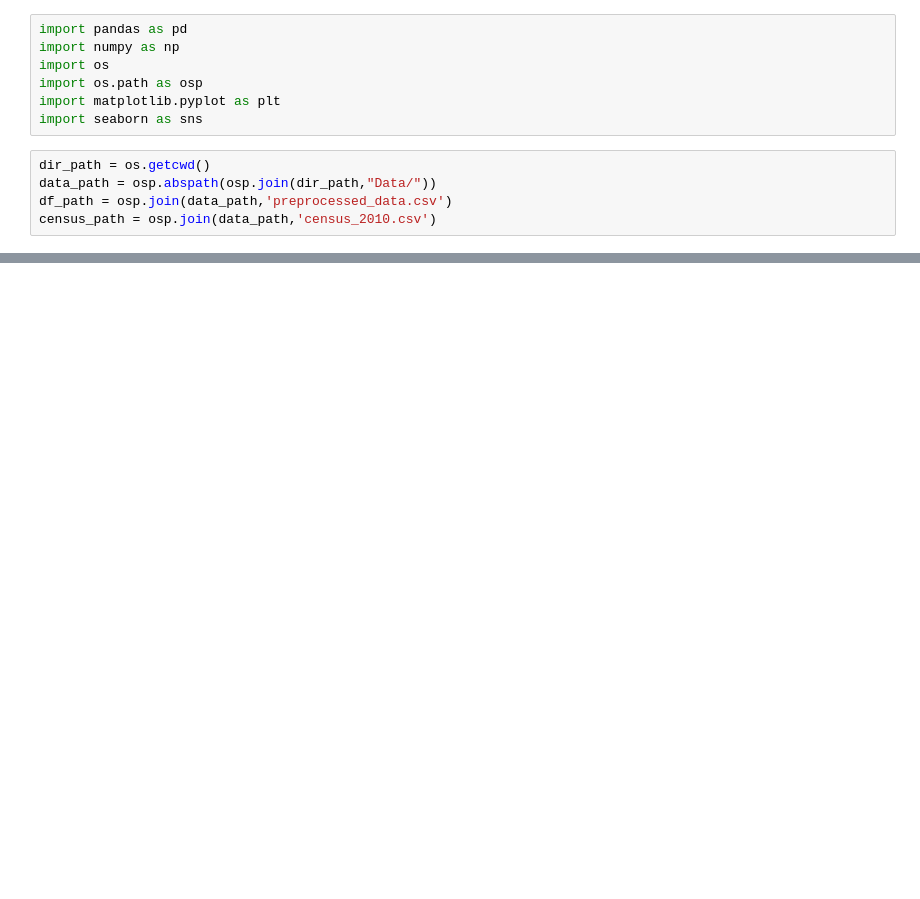
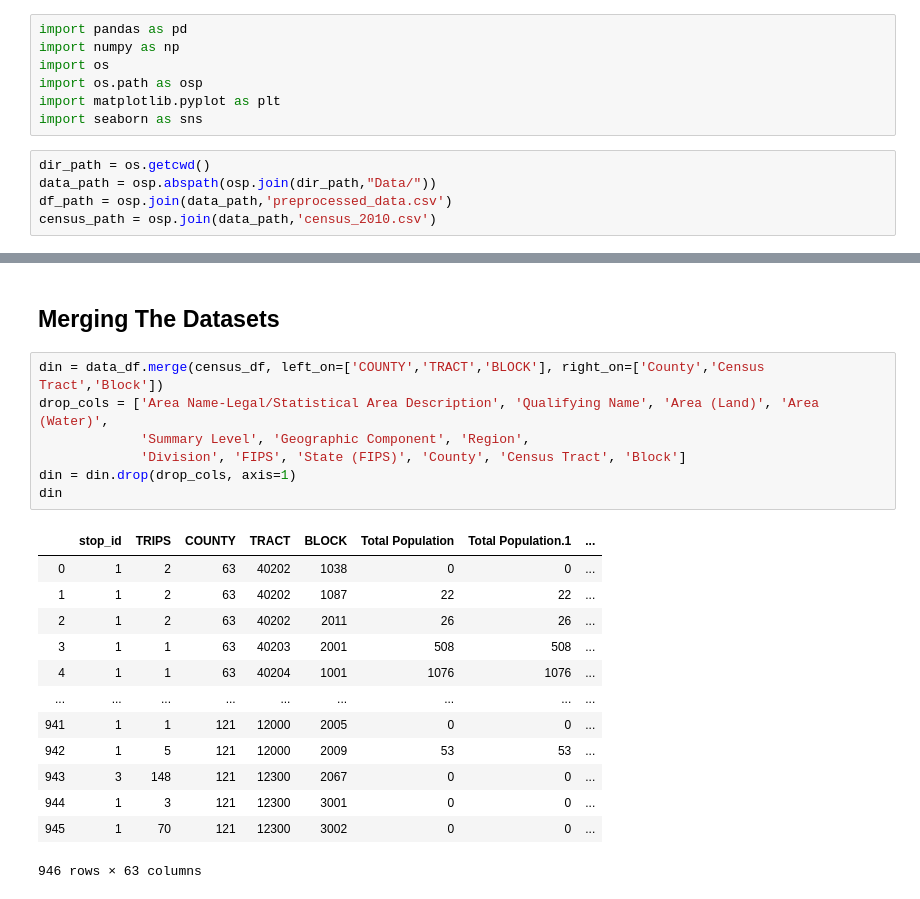
Before and after one commit to jemorgan1000/ML_Final_Project, a Jupyter notebook: Project_Modeling.ipynb, the cells around one changed output, grey strips where cells are left out. Saved outputs shown, nothing was run; the diff lists cells and outputs as text; blank space fills up the shorter version.

```diff
--- a/Project_Modeling.ipynb
+++ b/Project_Modeling.ipynb
@@ -49,0 +76,23 @@ KeyError: "['UID'] not found in axis"
+# %% [markdown]
+## Merging The Datasets
+# %%
+din = data_df.merge(census_df, left_on=['COUNTY','TRACT','BLOCK'], right_on=['County','Census Tract','Block'])
+drop_cols = ['Area Name-Legal/Statistical Area Description', 'Qualifying Name', 'Area (Land)', 'Area (Water)',
+             'Summary Level', 'Geographic Component', 'Region',
+             'Division', 'FIPS', 'State (FIPS)', 'County', 'Census Tract', 'Block']
+din = din.drop(drop_cols, axis=1)
+din
+# %% [output]
+|  | stop_id | TRIPS | COUNTY | TRACT | BLOCK | Total Population | Total Population.1 | ... |
+| 0 | 1 | 2 | 63 | 40202 | 1038 | 0 | 0 | ... |
+| 1 | 1 | 2 | 63 | 40202 | 1087 | 22 | 22 | ... |
+| 2 | 1 | 2 | 63 | 40202 | 2011 | 26 | 26 | ... |
+| 3 | 1 | 1 | 63 | 40203 | 2001 | 508 | 508 | ... |
+| 4 | 1 | 1 | 63 | 40204 | 1001 | 1076 | 1076 | ... |
+| ... | ... | ... | ... | ... | ... | ... | ... | ... |
+| 941 | 1 | 1 | 121 | 12000 | 2005 | 0 | 0 | ... |
+| 942 | 1 | 5 | 121 | 12000 | 2009 | 53 | 53 | ... |
+| 943 | 3 | 148 | 121 | 12300 | 2067 | 0 | 0 | ... |
+| 944 | 1 | 3 | 121 | 12300 | 3001 | 0 | 0 | ... |
+| 945 | 1 | 70 | 121 | 12300 | 3002 | 0 | 0 | ... |
+946 rows × 63 columns
```
Also changed, not shown: parts of 13 cells of this notebook.
